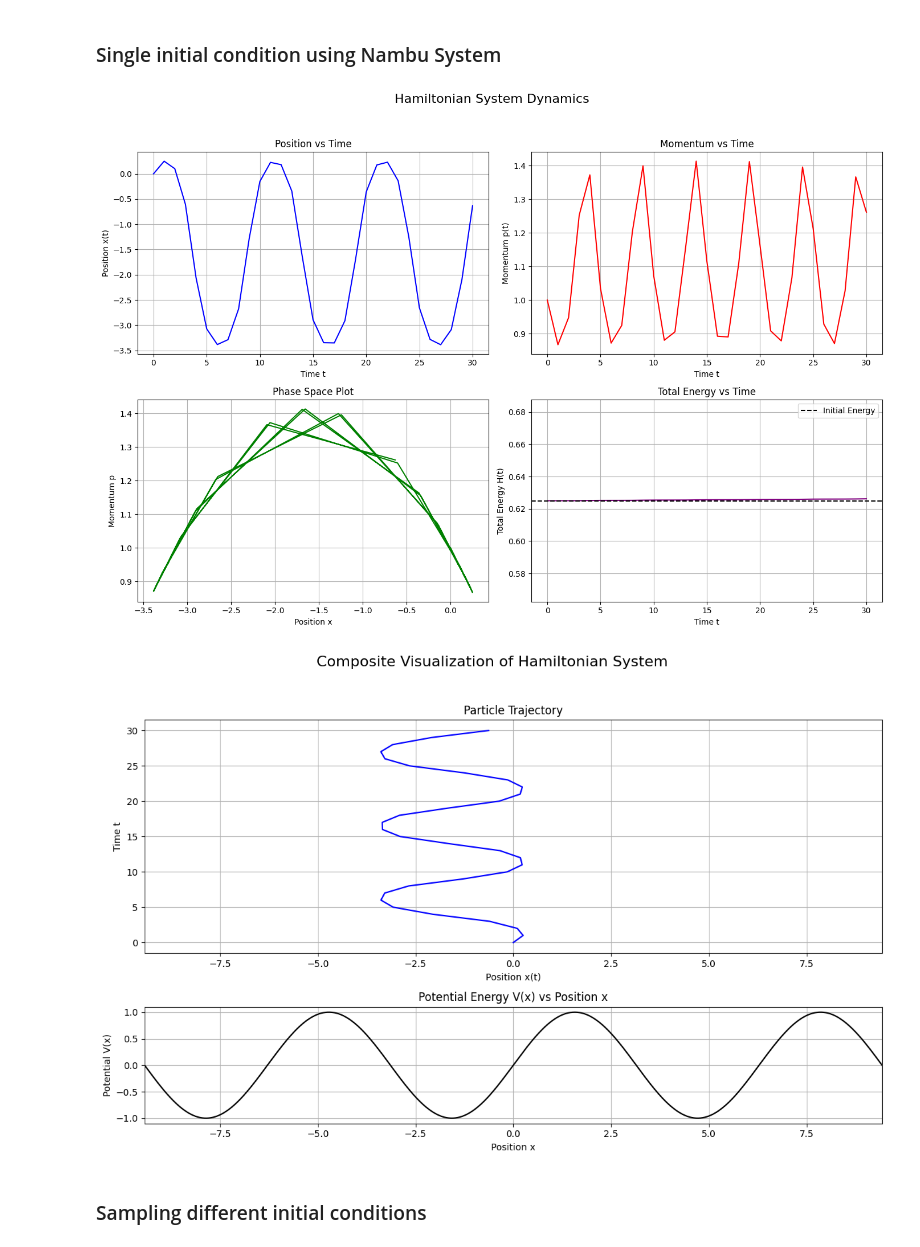
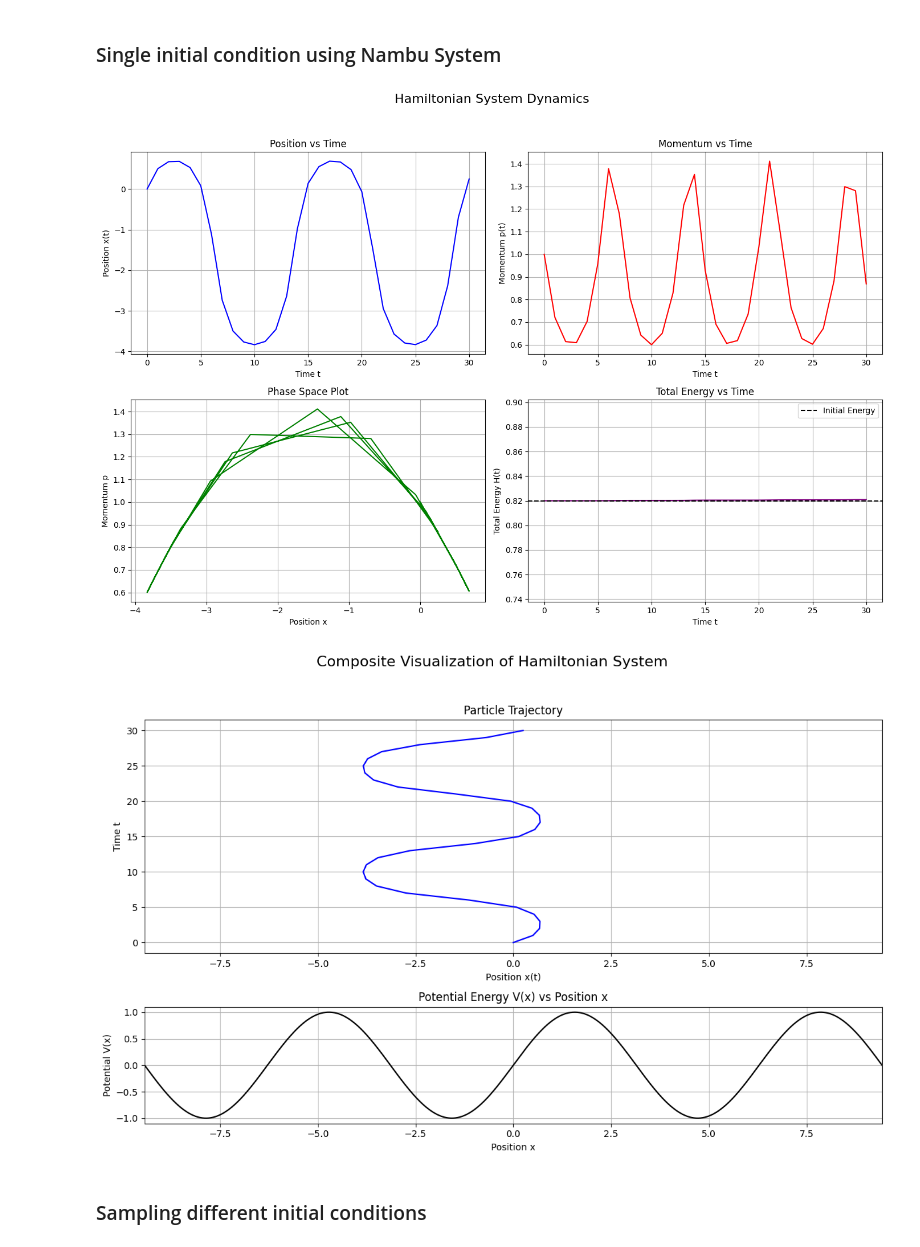
Before and after one commit to Greyyy-HJC/hmc_ft, a Jupyter notebook: sine.ipynb, the cells around one changed output. Saved outputs shown, nothing was run; the diff lists cells and outputs as text; code cells hidden in the pictures.

```diff
--- a/sine.ipynb
+++ b/sine.ipynb
@@ -63,36 +63,36 @@ delta_t = 0.0001  # Time step
 
 def x_dot(x, p, r):
     return p * r
 
 def p_dot(x, p, r):
     return r * np.cos(x) / 2 - np.cos(x) * r
 
 def r_dot(x, p, r):
     return - p * np.cos(x) / 2
 
 # Create Hamiltonian system
 nambu_system = NambuSystem(x_dot, p_dot, r_dot, t_max, delta_t)
 
 # Fixed initial condition
-x0, p0, r0 = 0.0, 1.0, 0.5
+x0, p0, r0 = 0.0, 1.0, 0.8
 
 # Simulate for the fixed initial condition
 t_array, x_array, p_array, r_array = nambu_system.simulate(x0, p0, r0)
 
 # Sample the data
 t_sampled, x_sampled, p_sampled, r_sampled = nambu_system.sample_data(t_array, x_array, p_array, r_array)
 
 # Calculate energy
 energy_sampled = 0.5 * (p_sampled**2) + np.sin(x_sampled) + 0.5 * (r_sampled**2)
 potential = lambda x: np.sin(x)
 
 # Plotting
 plotter = Plotter()
 plotter.static_plots(t_sampled, x_sampled, p_sampled, energy_sampled)
 plotter.composite_plot(x_sampled, t_sampled, potential)
 # %% [output]
-[figure, old version]
+[figure, new version]
-[figure, old version]
+[figure, new version]
 # %% [markdown]
 ### Sampling different initial conditions
 # %%
```
Also changed, not shown: parts of 3 cells of this notebook, 1 other file.
